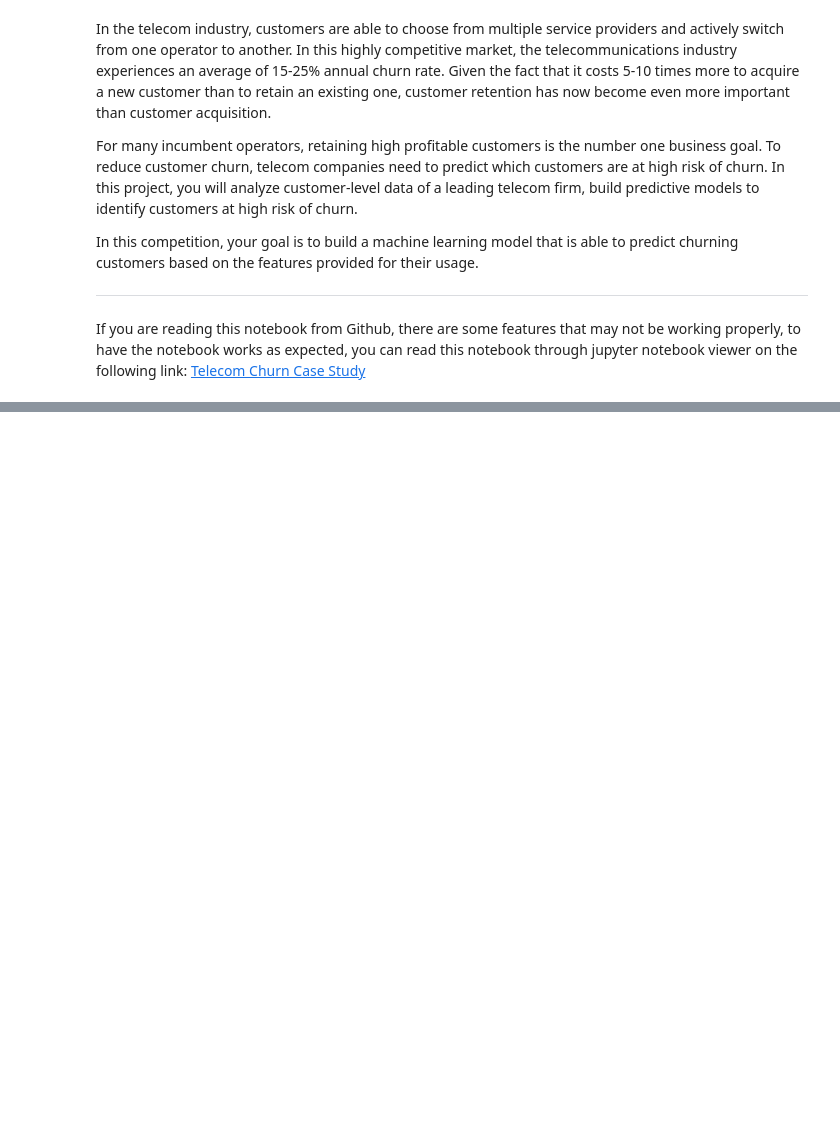
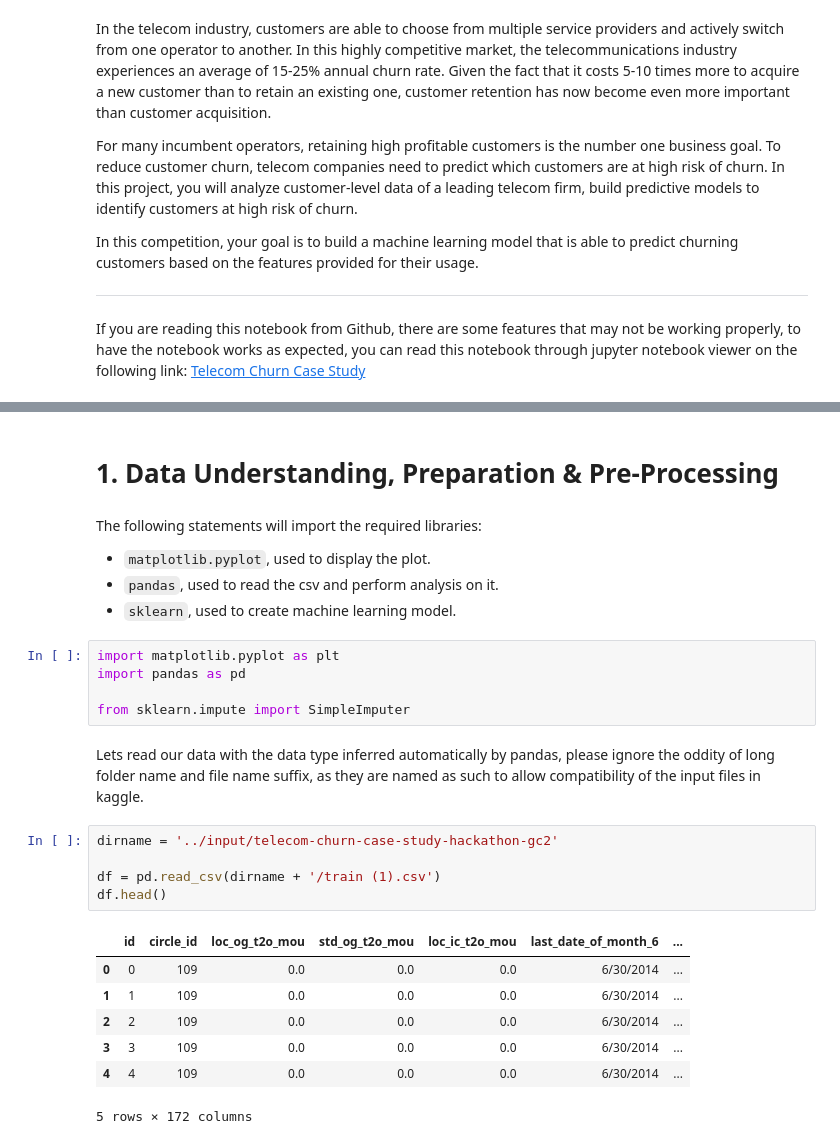
Before and after one commit to hendrauzia/ljmu-tccs, a Jupyter notebook: code/Telecom Churn Case Study.ipynb, the cells around one changed output, grey strips where cells are left out. Drawn from its saved outputs; the diff is of its cells as text; blank space fills up the shorter version.

```diff
--- a/code/Telecom Churn Case Study.ipynb
+++ b/code/Telecom Churn Case Study.ipynb
@@ -14,0 +35,28 @@ If you are reading this notebook from Github, there are some features that may n
+# %% [markdown]
+
+# 1. Data Understanding, Preparation & Pre-Processing
+# %% [markdown]
+The following statements will import the required libraries:
+- `matplotlib.pyplot`, used to display the plot.
+- `pandas`, used to read the csv and perform analysis on it.
+- `sklearn`, used to create machine learning model.
+# %%
+import matplotlib.pyplot as plt
+import pandas as pd
+
+from sklearn.impute import SimpleImputer
+# %% [markdown]
+Lets read our data with the data type inferred automatically by pandas, please ignore the oddity of long folder name and file name suffix, as they are named as such to allow compatibility of the input files in kaggle.
+# %%
+dirname = '../input/telecom-churn-case-study-hackathon-gc2'
+
+df = pd.read_csv(dirname + '/train (1).csv')
+df.head()
+# %% [output]
+|  | id | circle_id | loc_og_t2o_mou | std_og_t2o_mou | loc_ic_t2o_mou | last_date_of_month_6 | ... |
+| 0 | 0 | 109 | 0.0 | 0.0 | 0.0 | 6/30/2014 | ... |
+| 1 | 1 | 109 | 0.0 | 0.0 | 0.0 | 6/30/2014 | ... |
+| 2 | 2 | 109 | 0.0 | 0.0 | 0.0 | 6/30/2014 | ... |
+| 3 | 3 | 109 | 0.0 | 0.0 | 0.0 | 6/30/2014 | ... |
+| 4 | 4 | 109 | 0.0 | 0.0 | 0.0 | 6/30/2014 | ... |
+5 rows × 172 columns
```
Also changed, not shown: parts of 84 cells of this notebook, 1 other file.
